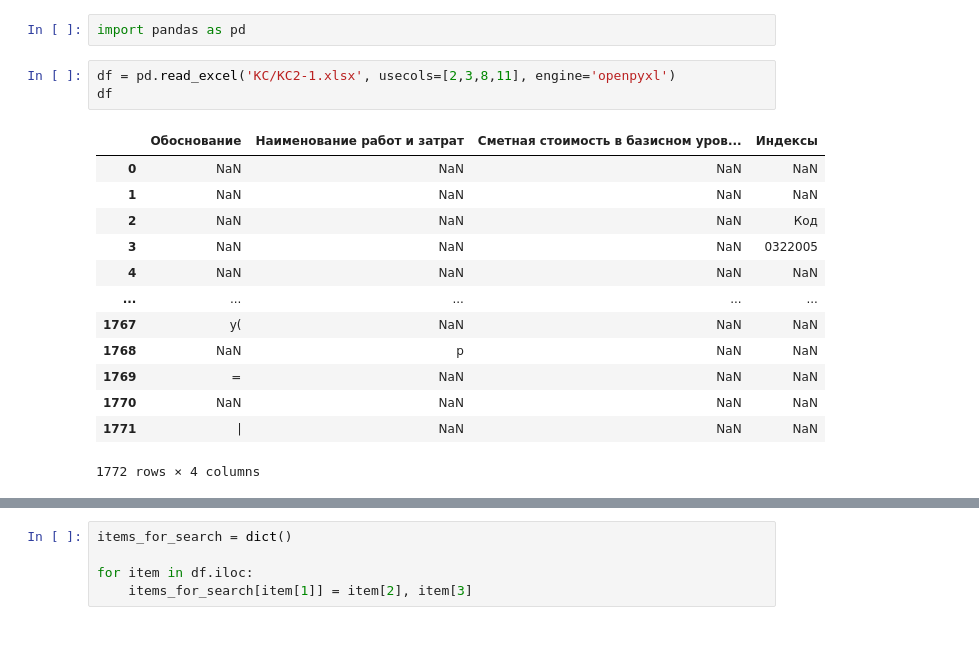
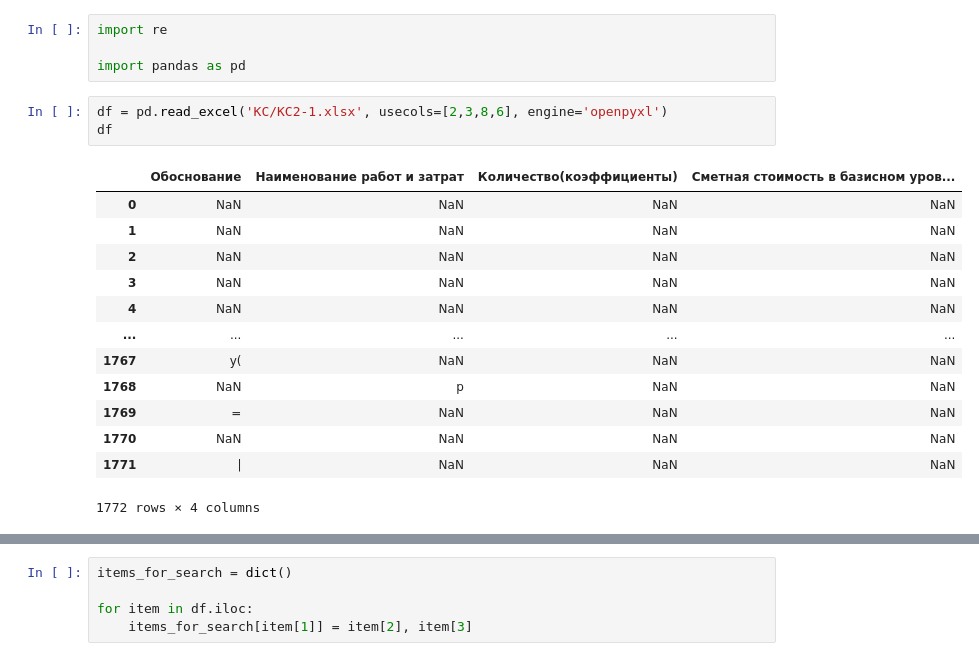
Before and after one commit to zippo761/finik_project, a Jupyter notebook: test.ipynb, the cells around one changed output, grey strips where cells are left out. Drawn from its saved outputs; the diff is of its cells as text.

```diff
--- a/test.ipynb
+++ b/test.ipynb
@@ -1,14 +1,16 @@
 # %%
+import re
+
 import pandas as pd
 # %%
-df = pd.read_excel('КС/КС2-1.xlsx', usecols=[2,3,8,11], engine='openpyxl')
+df = pd.read_excel('КС/КС2-1.xlsx', usecols=[2,3,8,6], engine='openpyxl')
 df
 # %% [output]
-|  | Обоснование | Наименование работ и затрат | Сметная стоимость в базисном уров... | Индексы |
+|  | Обоснование | Наименование работ и затрат | Количество(коэффициенты) | Сметная стоимость в базисном уров... |
 | 0 | NaN | NaN | NaN | NaN |
 | 1 | NaN | NaN | NaN | NaN |
-| 2 | NaN | NaN | NaN | Код |
-| 3 | NaN | NaN | NaN | 0322005 |
+| 2 | NaN | NaN | NaN | NaN |
+| 3 | NaN | NaN | NaN | NaN |
 | 4 | NaN | NaN | NaN | NaN |
 | ... | ... | ... | ... | ... |
 | 1767 | у( | NaN | NaN | NaN |
```
Also changed, not shown: parts of 16 cells of this notebook, 46 other files.
